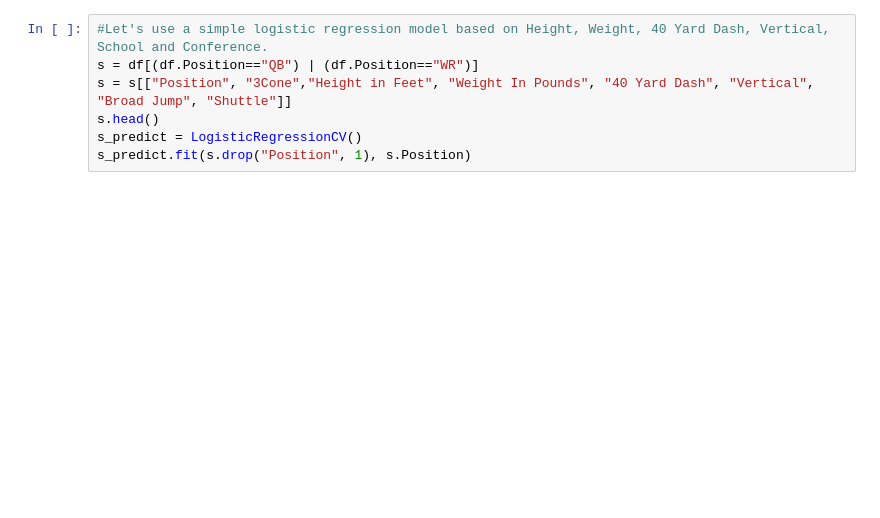
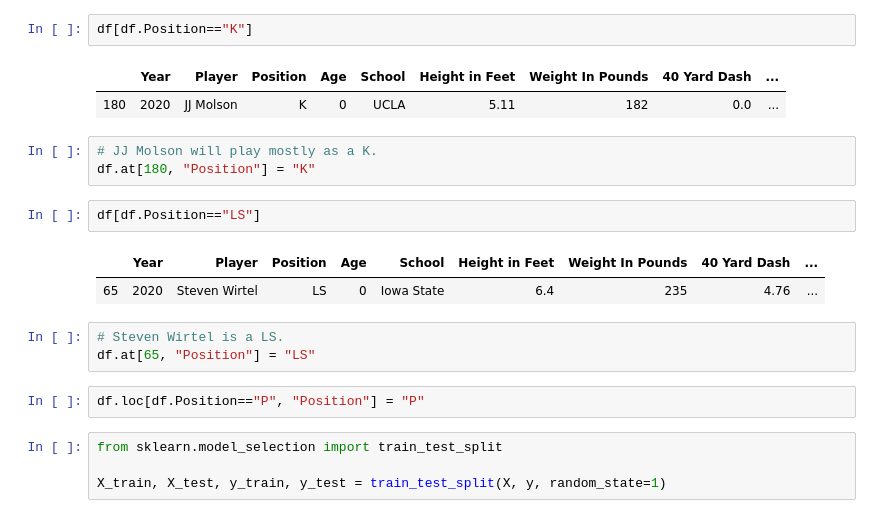
Before and after one commit to hbarteejr/Project_Three_2020RHHB, a Jupyter notebook: Final_Project_3.ipynb, the cells around one changed output. Saved outputs shown, nothing was run; the diff lists cells and outputs as text; blank space fills up the shorter version.

```diff
--- a/Final_Project_3.ipynb
+++ b/Final_Project_3.ipynb
@@ -19,7 +52,22 @@ df.groupby("Position").size()
-# %%
-#Let's use a simple logistic regression model based on Height, Weight, 40 Yard Dash, Vertical, School and Conference.
-s = df[(df.Position=="QB") | (df.Position=="WR")]
-s = s[["Position", "3Cone","Height in Feet", "Weight In Pounds", "40 Yard Dash", "Vertical", "Broad Jump", "Shuttle"]]
-s.head()
-s_predict = LogisticRegressionCV()
-s_predict.fit(s.drop("Position", 1), s.Position)
+# %%
+df[df.Position=="K"]
+# %% [output]
+|  | Year | Player | Position | Age | School | Height in Feet | Weight In Pounds | 40 Yard Dash | ... |
+| 180 | 2020 | JJ Molson | K | 0 | UCLA | 5.11 | 182 | 0.0 | ... |
+# %%
+# JJ Molson will play mostly as a K.
+df.at[180, "Position"] = "K"
+# %%
+df[df.Position=="LS"]
+# %% [output]
+|  | Year | Player | Position | Age | School | Height in Feet | Weight In Pounds | 40 Yard Dash | ... |
+| 65 | 2020 | Steven Wirtel | LS | 0 | Iowa State | 6.4 | 235 | 4.76 | ... |
+# %%
+# Steven Wirtel is a LS.
+df.at[65, "Position"] = "LS"
+# %%
+df.loc[df.Position=="P", "Position"] = "P"
+# %%
+from sklearn.model_selection import train_test_split
+
+X_train, X_test, y_train, y_test = train_test_split(X, y, random_state=1)
```
Also changed, not shown: parts of 14 cells of this notebook.
